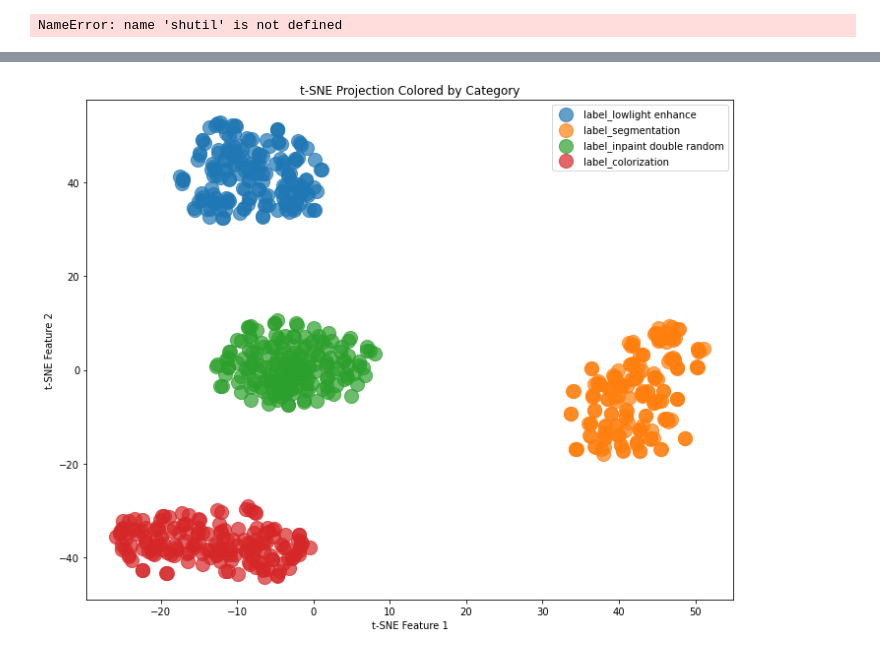
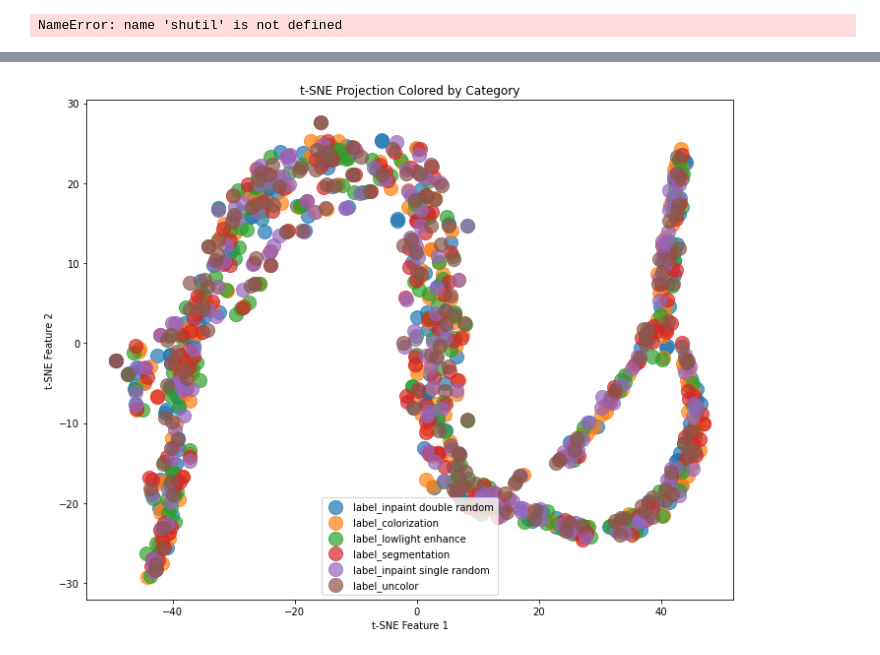
Before and after one commit to alhojel/visual_task_vectors, a Jupyter notebook: analyze_representations.ipynb, the cells around one changed output, grey strips where cells are left out. Saved outputs shown, nothing was run; the diff lists cells and outputs as text; code cells hidden in the pictures.

```diff
--- a/analyze_representations.ipynb
+++ b/analyze_representations.ipynb
@@ -484,0 +431,7 @@ torch.Size([24, 1024])
+# %%
+for i in filtered.keys():
+    if i in ["label_colorization","label_inpaint single random",'label_lowlight enhance', 'label_segmentation']:
+        filtered_vector = np.array(filtered[i].reshape(-1))
+        unfiltered_vector = np.array(unfiltered[i].reshape(-1))
+        similarity = np.dot(filtered_vector, unfiltered_vector) / (np.linalg.norm(filtered_vector) * np.linalg.norm(unfiltered_vector))
+        print(i, similarity)
@@ -489,3 +447,11 @@ with open(file_path, "wb") as file:
+# %%
+with h5py.File("/home/ahojel/visual_prompting_vid/output_dir/improv_collec_notext_t1/dataset.hdf5", 'r') as h5file:
+    tensor_list = []
+    label_list = []
+    for i in tqdm(range(len(labels))):
+        for pass_name, pass_group in h5file.items():
+            tensor_list.append(pass_group[labels[i]]['decoder_latent'][:,0])
+            label_list.append(labels[i])
 # %%
 import pandas as pd
 import numpy as np
@@ -528,0 +472,5 @@ plt.show()
+# %%
+all_latents = torch.stack([latent[0] for latent in torch.tensor(all_latents)]).numpy()
+
+focus_labels = label_list
+focus_latents = all_latents
@@ -528,0 +481,18 @@ plt.show()
+# %%
+pca = PCA(n_components=2)
+pca_focus_result = pca.fit_transform(np.array(focus_latents))
+
+categories = list(set(focus_labels))
+for category in categories:
+    # Select rows that belong to the current category
+    indices = np.array(focus_labels) == category  # Ensure labels_list is in a compatible format
+    plt.scatter(pca_focus_result[indices, 0], pca_focus_result[indices, 1], s=50, alpha=0.7, label=category)  # Adjusted marker size
+
+# Add plot title, labels, and legend
+plt.title('PCA Projection Colored by Category')
+plt.xlabel('Principal Component 1')
+plt.ylabel('Principal Component 2')
+plt.legend()
+
+# Show the plot
+plt.show()
@@ -529,26 +501,26 @@ plt.show()
 # %%
 from sklearn.manifold import TSNE
 
-tsne = TSNE(n_components=2, random_state=42)
-features_2d = tsne.fit_transform(all_features_scaled)
+tsne = TSNE(n_components=2, random_state=1)
+features_2d = tsne.fit_transform(np.array(focus_latents))
 
 # Create a scatter plot
 plt.figure(figsize=(10, 8))
 categories = list(set(labels_list))
 for category in categories:
     # Select rows that belong to the current category
     indices = np.array(labels_list) == category
     plt.scatter(features_2d[indices, 0], features_2d[indices, 1], 200, alpha=0.7, label=category)
 
 # Add plot title, labels, and legend
 plt.title('t-SNE Projection Colored by Category')
 plt.xlabel('t-SNE Feature 1')
 plt.ylabel('t-SNE Feature 2')
 plt.legend()  # Places the legend to the right of the plot
 
 # Adjust layout to make room for the legend
 plt.tight_layout()
 # Show the plot
 plt.show()
 # %% [output]
-[figure, old version]
+[figure, new version]
```
Also changed, not shown: parts of 35 cells of this notebook, 6 other files.
